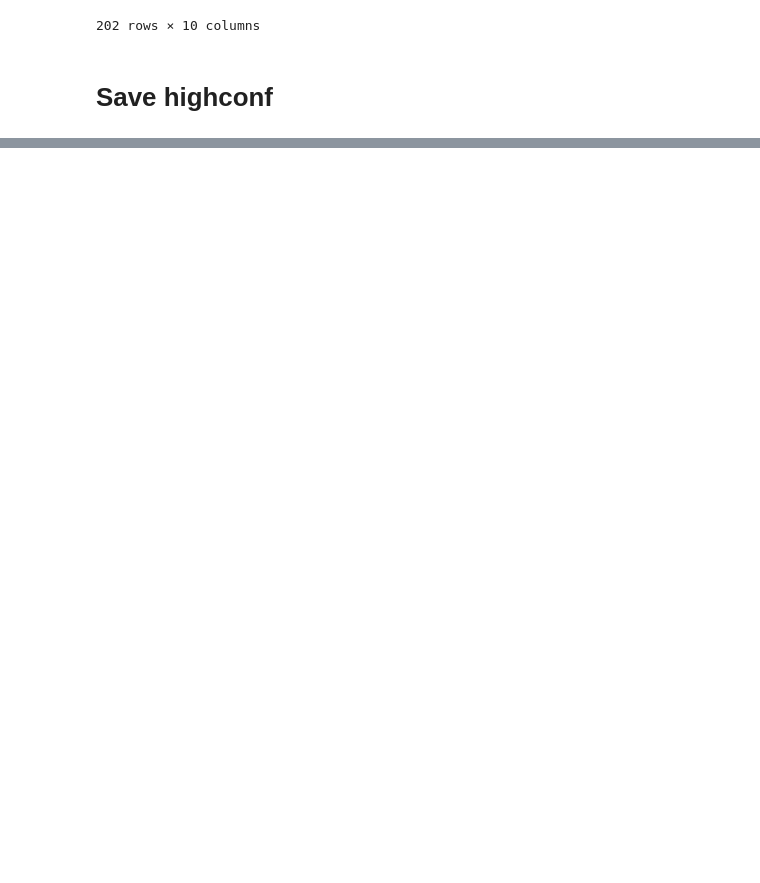
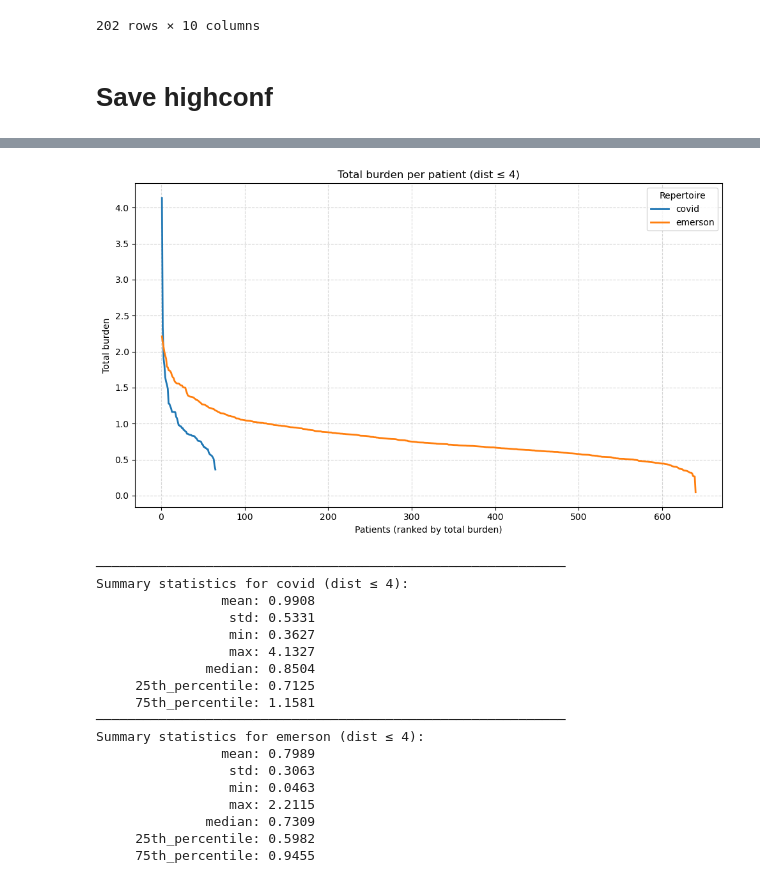
Before and after one commit to ishaharris/TCR-Isha, a Jupyter notebook: notebooks/covid_highconfs.ipynb, the cells around one changed output, grey strips where cells are left out. Saved outputs shown, nothing was run; the diff lists cells and outputs as text; code cells hidden in the pictures; blank space fills up the shorter version.

Commit message:
added burden calculation

```diff
--- a/notebooks/covid_highconfs.ipynb
+++ b/notebooks/covid_highconfs.ipynb
@@ -308,0 +389,78 @@ highconf.to_csv('/Users/ishaharris/Projects/TCR/TCR-Isha/data/highconf/highconf_
+# %%
+import os
+import pandas as pd
+import numpy as np
+import matplotlib.pyplot as plt
+
+# ─────────────── BASIC CONFIG ───────────────
+max_dist = 4
+reps = ['covid', 'emerson']
+base_dir = '/Users/ishaharris/Projects/TCR/TCR-Isha/data/heatmap_output'
+
+patient_burden_data = {}
+
+# ─────────────── LOAD AND COMPUTE BURDEN PER PATIENT ───────────────
+for rep in reps:
+    heatmap = f'AC04_S1_{rep}_top10000'
+    matrix_file = os.path.join(base_dir, heatmap, f'all_dist_{max_dist}_matrix.csv')
+
+    df = pd.read_csv(matrix_file, index_col='patient_id').T
+    df = df.apply(pd.to_numeric, errors='coerce').fillna(0.0)
+
+    # total burden per patient
+    patient_burden_data[rep] = df.sum(axis=0)
+
+# ─────────────── VISUALIZE DISTRIBUTIONS ───────────────
+plt.figure(figsize=(10, 6))
+for rep, burdens in patient_burden_data.items():
+    burdens_sorted = np.sort(burdens.values)[::-1]
+    plt.plot(
+        np.arange(1, len(burdens_sorted) + 1),
+        burdens_sorted,
+        label=rep,
+        lw=2
+    )
+
+plt.title(f'Total burden per patient (dist ≤ {max_dist})')
+plt.xlabel('Patients (ranked by total burden)')
+plt.ylabel('Total burden')
+plt.legend(title='Repertoire')
+plt.grid(True, linestyle='--', alpha=0.5)
+plt.tight_layout()
+plt.show()
+
+# ─────────────── PRINT SUMMARY STATS ───────────────
+for rep, burdens in patient_burden_data.items():
+    stats = {
+        "mean": np.mean(burdens),
+        "std": np.std(burdens),
+        "min": np.min(burdens),
+        "max": np.max(burdens),
+        "median": np.median(burdens),
+        "25th_percentile": np.percentile(burdens, 25),
+        "75th_percentile": np.percentile(burdens, 75),
+    }
+    print("─" * 60)
+    print(f"Summary statistics for {rep} (dist ≤ {max_dist}):")
+    for k, v in stats.items():
+        print(f"{k:>20}: {v:.4f}")
+# %% [output]
+[figure, added]
+────────────────────────────────────────────────────────────
+Summary statistics for covid (dist ≤ 4):
+                mean: 0.9908
+                 std: 0.5331
+                 min: 0.3627
+                 max: 4.1327
+              median: 0.8504
+     25th_percentile: 0.7125
+     75th_percentile: 1.1581
+────────────────────────────────────────────────────────────
+Summary statistics for emerson (dist ≤ 4):
+                mean: 0.7989
+                 std: 0.3063
+                 min: 0.0463
+                 max: 2.2115
+              median: 0.7309
+     25th_percentile: 0.5982
+     75th_percentile: 0.9455
```
Also changed, not shown: parts of 5 cells of this notebook.
